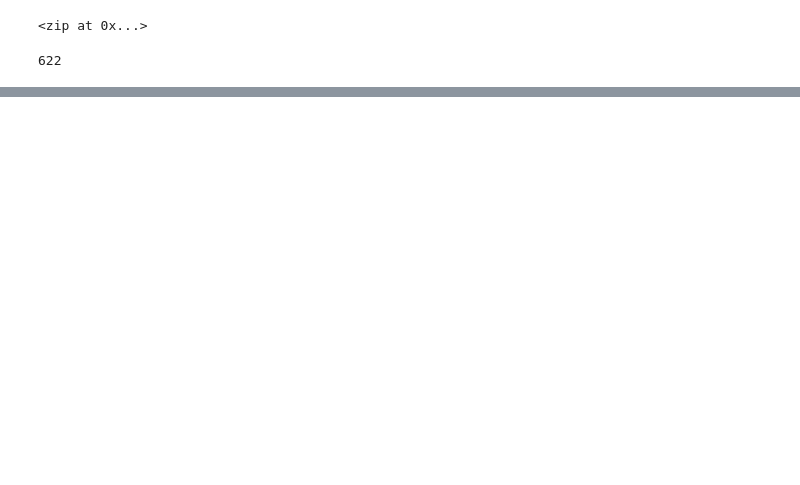
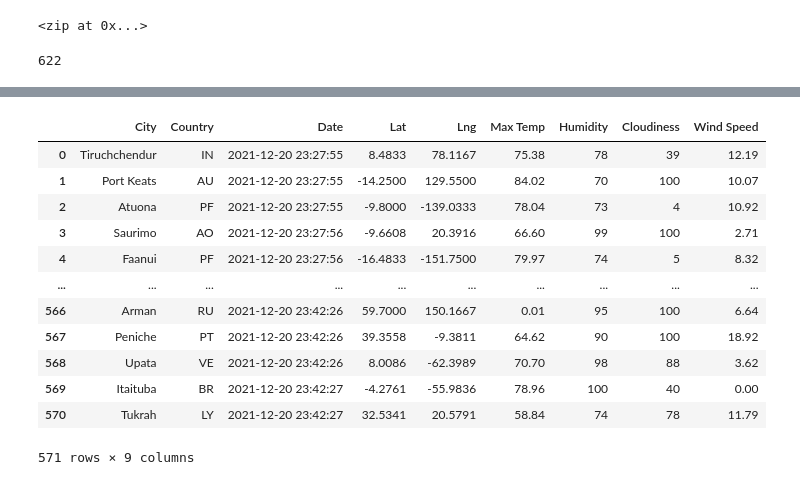
Before and after one commit to whwilson53/World_Weather_Analysis, a Jupyter notebook: WeatherPy.ipynb, the cells around one changed output, grey strips where cells are left out. Saved outputs shown, nothing was run; the diff lists cells and outputs as text; code cells hidden in the pictures; blank space fills up the shorter version.

```diff
--- a/WeatherPy.ipynb
+++ b/WeatherPy.ipynb
@@ -32,0 +43,4 @@ len(cities)
+# %%
+# Starting URL for Weather Map API Call.
+url = "http://api.openweathermap.org/data/2.5/weather?units=Imperial&APPID=" + weather_api_key
+print(url)
@@ -32,0 +132,4 @@ len(cities)
+# %%
+# Convert the array of dictionaries to a Pandas DataFrame.
+city_data_df = pd.DataFrame(city_data)
+city_data_df.head(10)
@@ -32,0 +148,19 @@ len(cities)
+# %%
+new_column_order = ["City", "Country", "Date", "Lat", "Lng", "Max Temp", "Humidity", "Cloudiness", "Wind Speed"]
+# %%
+city_data_df = city_data_df[new_column_order]
+city_data_df
+# %% [output]
+|  | City | Country | Date | Lat | Lng | Max Temp | Humidity | Cloudiness | Wind Speed |
+| 0 | Tiruchchendur | IN | 2021-12-20 23:27:55 | 8.4833 | 78.1167 | 75.38 | 78 | 39 | 12.19 |
+| 1 | Port Keats | AU | 2021-12-20 23:27:55 | -14.2500 | 129.5500 | 84.02 | 70 | 100 | 10.07 |
+| 2 | Atuona | PF | 2021-12-20 23:27:55 | -9.8000 | -139.0333 | 78.04 | 73 | 4 | 10.92 |
+| 3 | Saurimo | AO | 2021-12-20 23:27:56 | -9.6608 | 20.3916 | 66.60 | 99 | 100 | 2.71 |
+| 4 | Faanui | PF | 2021-12-20 23:27:56 | -16.4833 | -151.7500 | 79.97 | 74 | 5 | 8.32 |
+| ... | ... | ... | ... | ... | ... | ... | ... | ... | ... |
+| 566 | Arman | RU | 2021-12-20 23:42:26 | 59.7000 | 150.1667 | 0.01 | 95 | 100 | 6.64 |
+| 567 | Peniche | PT | 2021-12-20 23:42:26 | 39.3558 | -9.3811 | 64.62 | 90 | 100 | 18.92 |
+| 568 | Upata | VE | 2021-12-20 23:42:26 | 8.0086 | -62.3989 | 70.70 | 98 | 88 | 3.62 |
+| 569 | Itaituba | BR | 2021-12-20 23:42:27 | -4.2761 | -55.9836 | 78.96 | 100 | 40 | 0.00 |
+| 570 | Tukrah | LY | 2021-12-20 23:42:27 | 32.5341 | 20.5791 | 58.84 | 74 | 78 | 11.79 |
+571 rows × 9 columns
```
Also changed, not shown: parts of 6 cells of this notebook, 3 other files.
